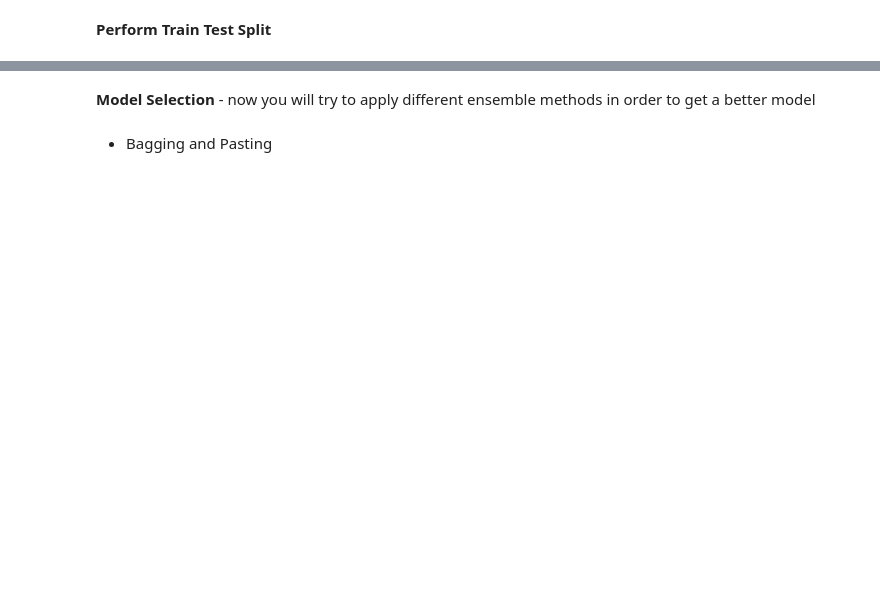
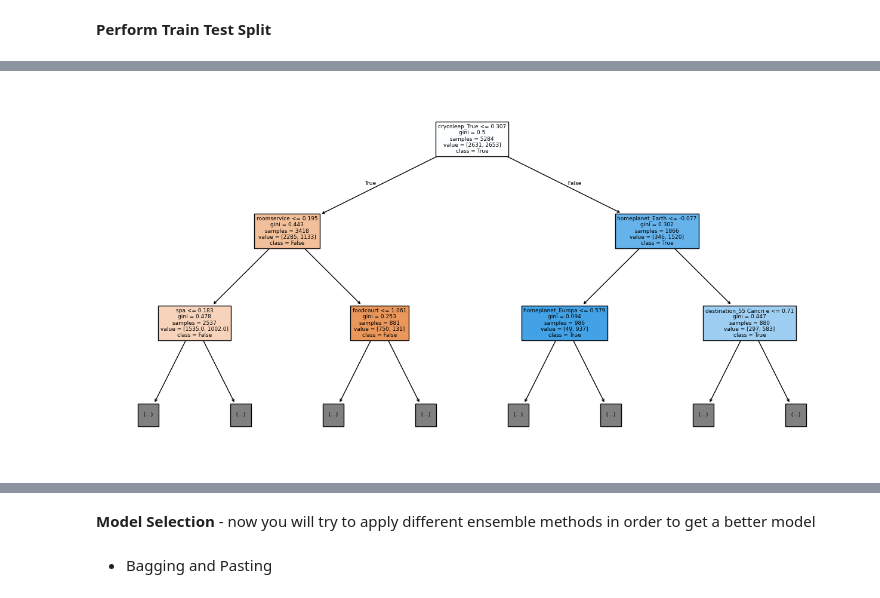
Before and after one commit to data-bootcamp-v4/lab-ensemble, a Jupyter notebook: lab-ensemble.ipynb, the cells around one changed output, grey strips where cells are left out. Cells and saved outputs as stored; diff of their text form; code cells hidden in the pictures; blank space fills up the shorter version.

```diff
--- a/lab-ensemble.ipynb
+++ b/lab-ensemble.ipynb
@@ -222,0 +265,38 @@ KeyError: 'Transported'
+# %%
+from sklearn.tree import DecisionTreeClassifier
+from sklearn.metrics import classification_report, confusion_matrix
+
+from sklearn.model_selection import GridSearchCV
+
+# Define parameter grid
+param_grid = {
+    'max_depth': [5, 7, 10, 15],
+    'min_samples_split': [2, 5, 10],
+    'min_samples_leaf': [1, 2, 4]
+}
+
+# Create GridSearchCV
+grid_search = GridSearchCV(
+    estimator=DecisionTreeClassifier(),
+    param_grid=param_grid,
+    cv=5,
+    scoring='f1',  # since you're looking at f1-score
+    n_jobs=-1
+)
+
+# Fit the grid search (this replaces model.fit)
+grid_search.fit(X_train_scaled, y_train)
+
+# Get the best model
+model = grid_search.best_estimator_
+print("Best params:", grid_search.best_params_)
+
+y_pred = model.predict(X_test_scaled)
+
+y_pred_train = model.predict(X_train_scaled)
+
+scores_training = classification_report(y_train, y_pred_train)
+scores = classification_report(y_test, y_pred)
+
+print("Training Report:", scores_training)
+print("Classification Report:", scores)
@@ -222,0 +322,8 @@ KeyError: 'Transported'
+# %%
+from sklearn import tree
+import matplotlib.pyplot as plt
+plt.figure(figsize=(16, 8))
+tree.plot_tree(model, filled=True, feature_names=X.columns, class_names=["False", "True"], max_depth=2)
+plt.show()
+# %% [output]
+[figure, added]
```
Also changed, not shown: parts of 23 cells of this notebook.
